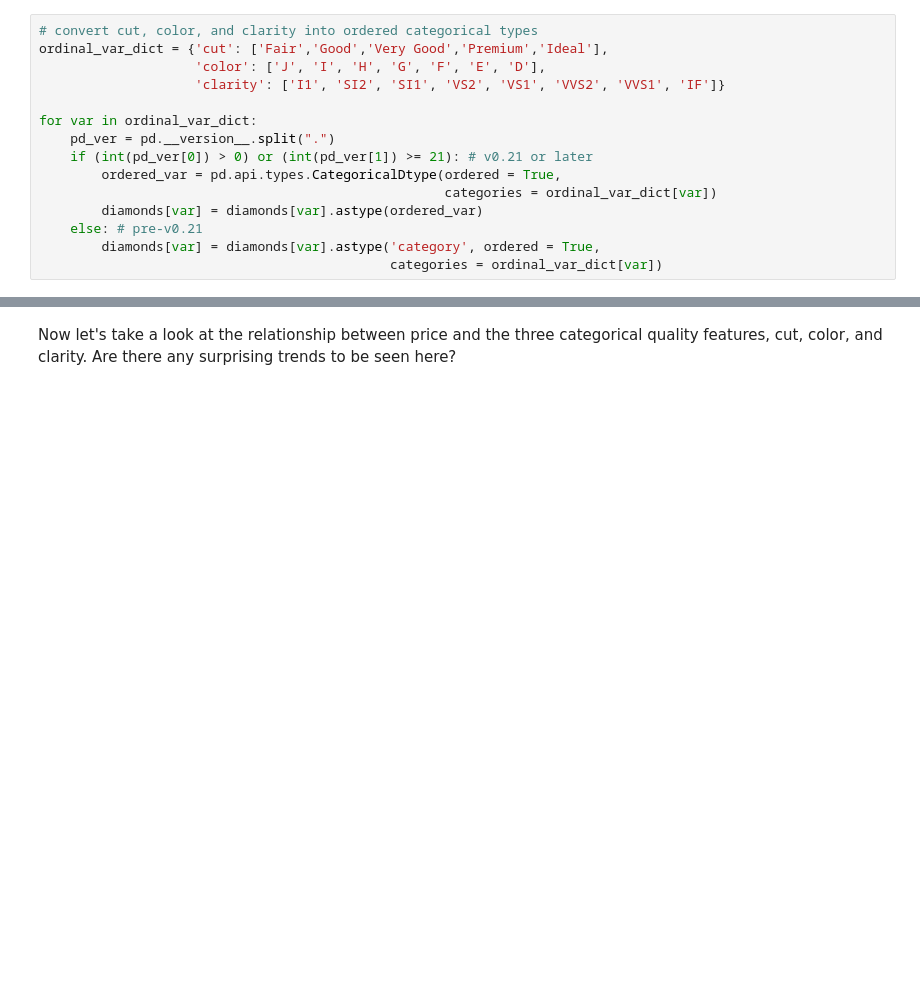
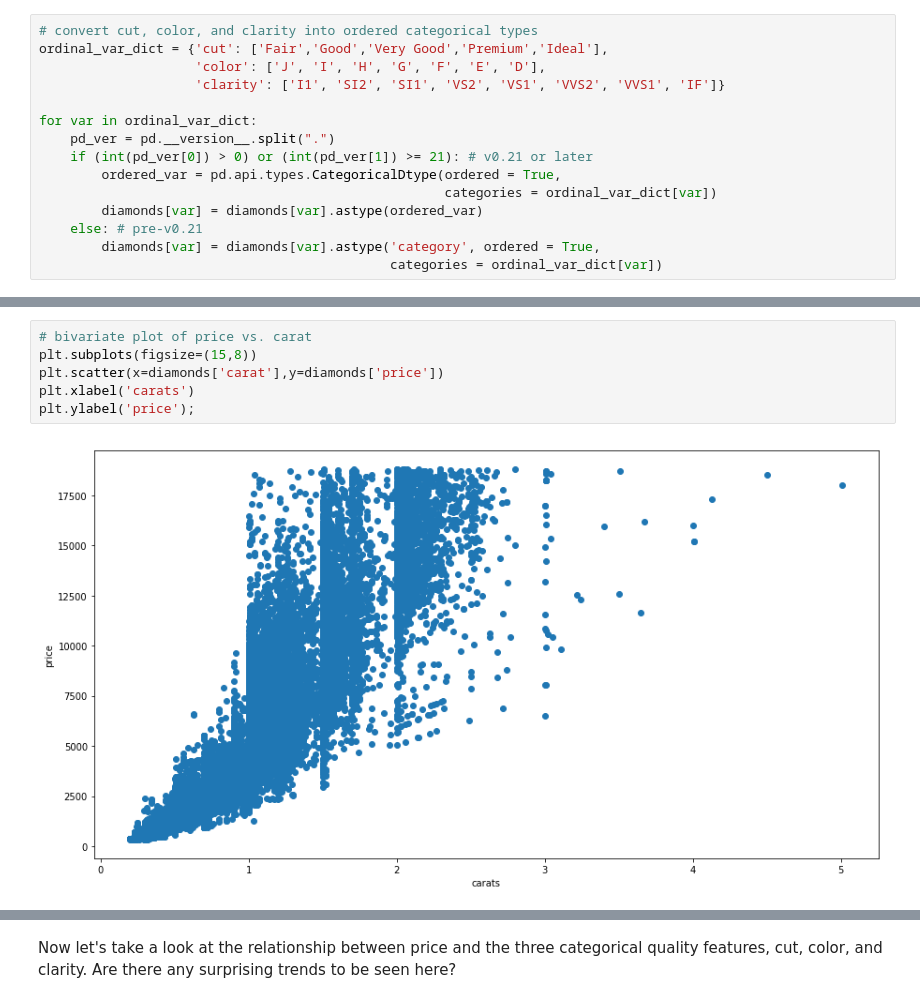
Before and after one commit to deutschkihun/Data-Analysis, a Jupyter notebook: Project 4/Visualization case study.ipynb, the cells around one changed output, grey strips where cells are left out. Saved outputs shown, nothing was run; the diff lists cells and outputs as text; blank space fills up the shorter version.

```diff
--- a/Project 4/Visualization case study.ipynb
+++ b/Project 4/Visualization case study.ipynb
@@ -171,0 +181,8 @@ for var in ordinal_var_dict:
+# %%
+# bivariate plot of price vs. carat
+plt.subplots(figsize=(15,8))
+plt.scatter(x=diamonds['carat'],y=diamonds['price'])
+plt.xlabel('carats')
+plt.ylabel('price');
+# %% [output]
+[figure, added]
```
Also changed, not shown: parts of 7 cells of this notebook.
